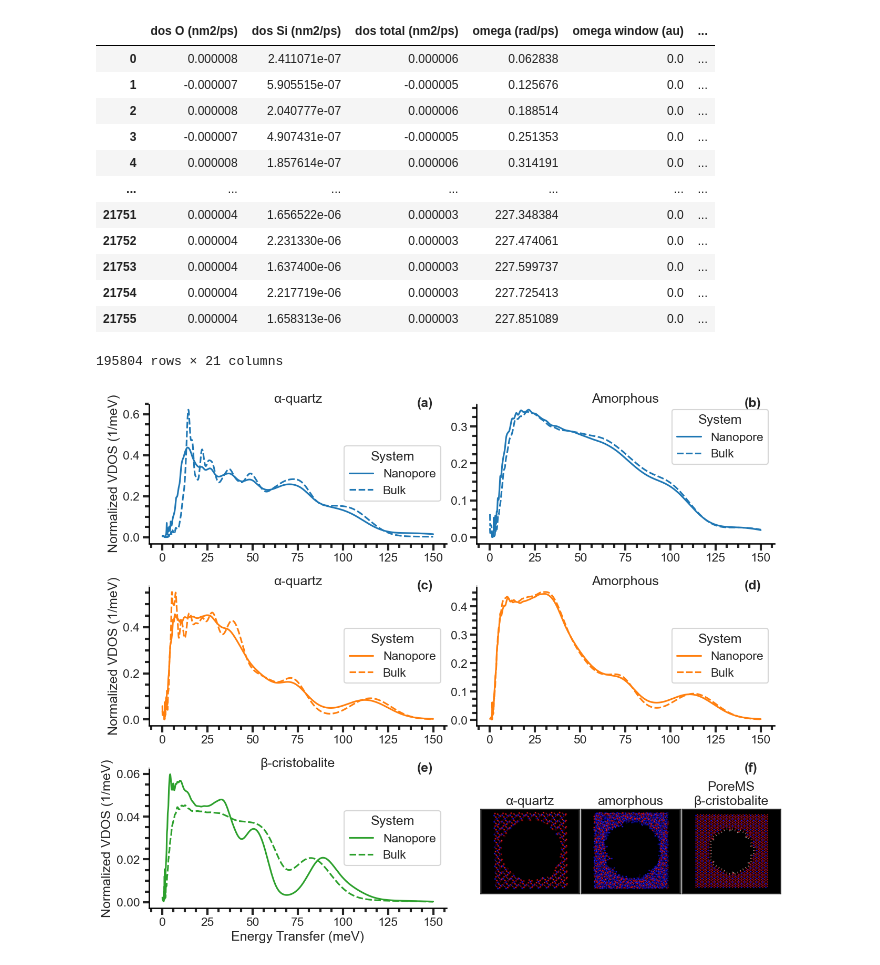
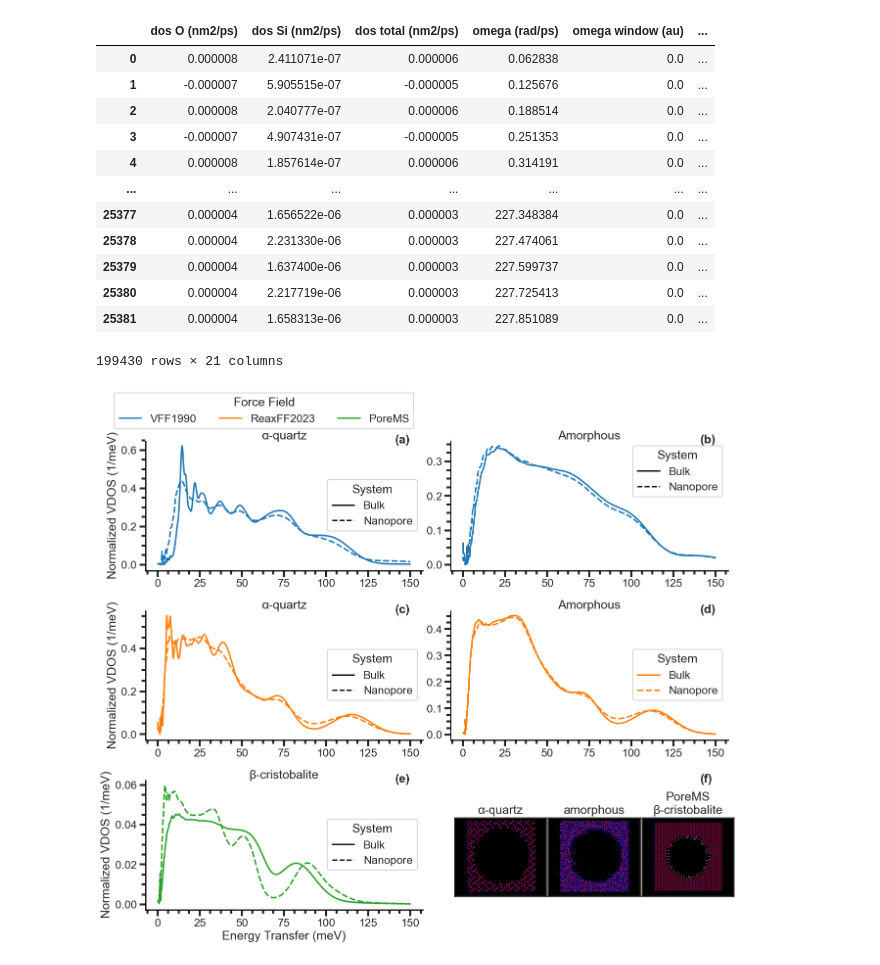
Before and after one commit to pablogalaviz/Scripts4MD, a Jupyter notebook: arXiv/2512.05347/notebooks/Figure6.ipynb, the cells around one changed output. Drawn from its saved outputs; the diff is of its cells as text; code cells hidden in the pictures.

```diff
--- a/arXiv/2512.05347/notebooks/Figure6.ipynb
+++ b/arXiv/2512.05347/notebooks/Figure6.ipynb
@@ -70,6 +70,7 @@ def apply_gaussian_broadening(dos_data,metric='dos total (nm2/ps)',unit_cell_ato
 results_directory={"../results/gromacs/pore/4nm/dry/results/md_prod_100/":("PoreMS",100,"β-cristobalite","Nanopore","crystal")
                    ,"../results/gromacs/pore/4nm/dry/results/md_prod_200/":("PoreMS",200,"β-cristobalite","Nanopore","crystal")
                    ,"../results/gromacs/pore/4nm/dry/results/md_prod_300/":("PoreMS",300,"β-cristobalite","Nanopore","crystal")
+                   ,"../results/gromacs/pore/4nm/dry/results/md_prod_50/":("PoreMS",50,"β-cristobalite","Nanopore","crystal")
                    ,"../results/gromacs/bulk/beta_cristobalite/results/md_prod_100/":("PoreMS",100,"β-cristobalite","Bulk","crystal")
                    ,"../results/gromacs/bulk/beta_cristobalite/results/md_prod_200/":("PoreMS",200,"β-cristobalite","Bulk","crystal")
                    ,"../results/gromacs/bulk/beta_cristobalite/results/md_prod_300/":("PoreMS",300,"β-cristobalite","Bulk","crystal")
@@ -209,12 +230,12 @@ df_dos_md
 | 3 | -0.000007 | 4.907431e-07 | -0.000005 | 0.251353 | 0.0 | ... |
 | 4 | 0.000008 | 1.857614e-07 | 0.000006 | 0.314191 | 0.0 | ... |
 | ... | ... | ... | ... | ... | ... | ... |
-| 21751 | 0.000004 | 1.656522e-06 | 0.000003 | 227.348384 | 0.0 | ... |
-| 21752 | 0.000004 | 2.231330e-06 | 0.000003 | 227.474061 | 0.0 | ... |
-| 21753 | 0.000004 | 1.637400e-06 | 0.000003 | 227.599737 | 0.0 | ... |
-| 21754 | 0.000004 | 2.217719e-06 | 0.000003 | 227.725413 | 0.0 | ... |
-| 21755 | 0.000004 | 1.658313e-06 | 0.000003 | 227.851089 | 0.0 | ... |
+| 25377 | 0.000004 | 1.656522e-06 | 0.000003 | 227.348384 | 0.0 | ... |
+| 25378 | 0.000004 | 2.231330e-06 | 0.000003 | 227.474061 | 0.0 | ... |
+| 25379 | 0.000004 | 1.637400e-06 | 0.000003 | 227.599737 | 0.0 | ... |
+| 25380 | 0.000004 | 2.217719e-06 | 0.000003 | 227.725413 | 0.0 | ... |
+| 25381 | 0.000004 | 1.658313e-06 | 0.000003 | 227.851089 | 0.0 | ... |
-195804 rows × 21 columns
+199430 rows × 21 columns
 # %%
 from mpl_toolkits.axes_grid1.inset_locator import inset_axes
 
@@ -264,14 +285,15 @@ for j,force_field in enumerate(force_fields):
             ax.axis('tight')
             continue
 
-        df_tmp=df_dos_md.query("Weight== 'Incoherent' and Kind == '%s' and `S(E)` > 0 and `Force Field` == '%s' and `Temperature (K)` == 300"%(kind,force_field))
+        df_tmp=df_dos_md.query("Weight== 'Incoherent' and Kind == '%s' and `S(E)` > 0 and `Force Field` == '%s' and `Temperature (K)` == 300 "%(kind,force_field))
         sns.lineplot(data=df_tmp
                     ,y="Normalized Count"
                     ,x='Energy Transfer (meV)'
                     ,ax=ax
                     ,style="System"
+                    ,style_order=np.sort(df_dos_md["System"].unique())
                    ,color=palette[j]
-                    ,legend=True
+#                    ,legend=i*j ==0
                )
 
         ax.spines['bottom'].set_color('0')
@@ -293,34 +315,34 @@ for j,force_field in enumerate(force_fields):
 
         if i*j ==0:
             custom_lines = [Line2D([0], [0], color="black", lw=2)
                             ,Line2D([0], [0], color="black", lw=2,ls="dashed")
                             ,Line2D([0], [0], color="black", lw=2,ls="dotted")
                            ]
-            #ax.legend(custom_lines,list(df_dos_md["System"].unique()),title="System")
+            ax.legend(custom_lines,np.sort(df_dos_md["System"].unique()),title="System")
             #sns.move_legend(ax,'center left',bbox_to_anchor=(0.5,0.95),ncol=6,bbox_transform=fig.transFigure)
 
         ax.minorticks_on()
         ax.xaxis.set_minor_locator(MultipleLocator(25/4))
         ax.yaxis.set_minor_locator(AutoMinorLocator(4))
 
 custom_lines = [Line2D([0], [0], color=palette[0], lw=2)
                 ,Line2D([0], [0], color=palette[1], lw=2)
                 ,Line2D([0], [0], color=palette[2], lw=2)
                ]
-#ax.legend(custom_lines,list(force_fields),title="Force Field")
-#sns.move_legend(ax,'center right',bbox_to_anchor=(0.5,0.95),ncol=6,bbox_transform=fig.transFigure)
+ax.legend(custom_lines,list(force_fields),title="Force Field")
+sns.move_legend(ax,'center right',bbox_to_anchor=(0.5,0.95),ncol=6,bbox_transform=fig.transFigure)
 
 
 
 # set the spacing between subplots
 plt.subplots_adjust(left=0.1,
                     bottom=0.1,
                     right=0.95,
                     top=0.9,
                     wspace=0.1,
                     hspace=0.3
                    )
 
 plt.savefig("../figures/fig6.pdf", pad_inches=0.2,bbox_inches="tight")
 # %% [output]
-[figure, old version]
+[figure, new version]
```
Also changed, not shown: parts of 3 cells of this notebook, 3 other files.
